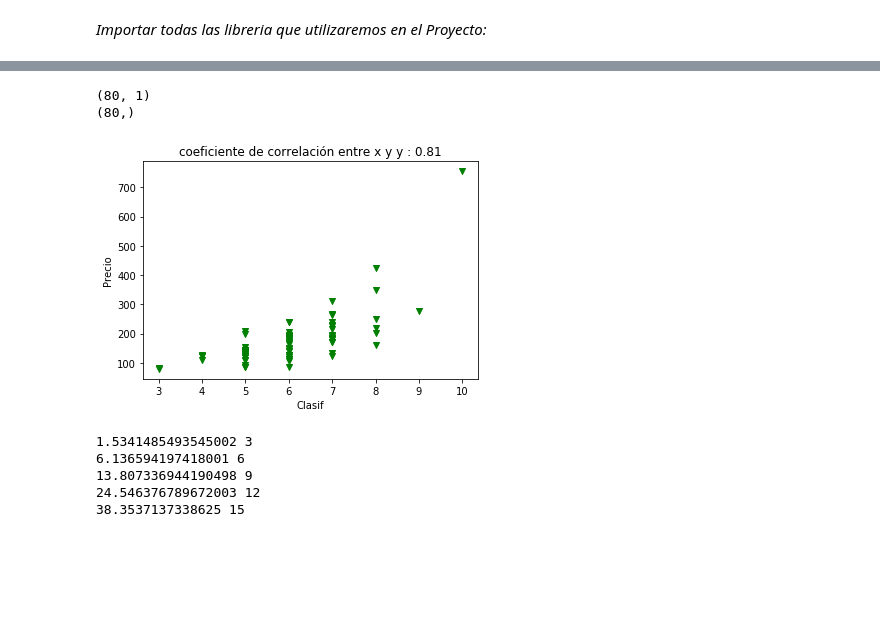
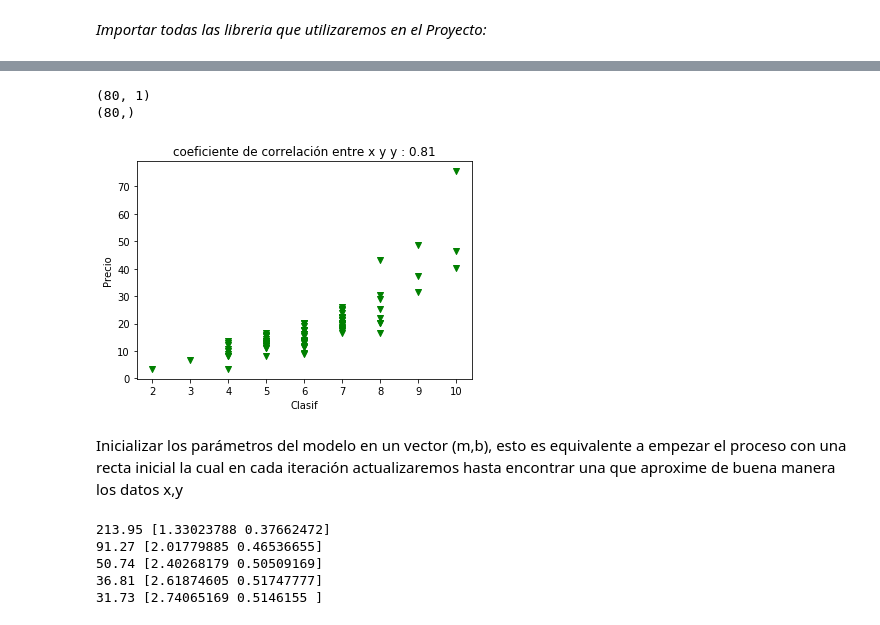
Before and after one commit to vbaezfortunato/Python_class, a Jupyter notebook: Proyecto Final.ipynb, the cells around one changed output, grey strips where cells are left out. Drawn from its saved outputs; the diff is of its cells as text; code cells hidden in the pictures; blank space fills up the shorter version.

```diff
--- a/Proyecto Final.ipynb
+++ b/Proyecto Final.ipynb
@@ -42,5 +44,5 @@ casadf.rename(columns={   0 :'precio',
                           4: 'yearbuilt',
                           5 : 'LotFrontage'},
                  inplace=True)
-casadf['precio']= casadf['precio']/1000
+casadf['precio']= casadf['precio']/10000
 casadf.fillna(0,inplace=True)
@@ -75,27 +105,29 @@ casadf.corr(method='pearson', min_periods=1)
 # %%
 
 
-X = casadf.drop(["precio","fsqrt","yearbuilt","LotFrontage","trooms"], axis=1).values
+X = casadf.drop(["precio","trooms","yearbuilt","LotFrontage","fsqrt"], axis=1).values
 Y = casadf["precio"].values
 
 print(X.shape)
 print(Y.shape)
 fig = plt.figure()
 ax = fig.add_subplot(1,1,1) #creamos un canvas con  1 fila, 1 columna y devolvemos una referencia a la primera grafica
 #ax = fig.add_subplot(111)
 
 ax.scatter(X, Y,marker="v",color="g")  # experimentar con los siguientes markers o', 'v', '^', '<', '>', '8', 's', 'p', '*', 'h', 'H', 'D', 'd', 'P', 'X'#
 #ax.scatter(x, y,color="g")  # experimentar con los siguientes markers o', 'v', '^', '<', '>', '8', 's', 'p', '*', 'h', 'H', 'D', 'd', 'P', 'X'
 
 ax.set_xlabel('Clasif')
 ax.set_ylabel('Precio')
 ax.set_title('coeficiente de correlación entre x y y : 0.81')
 
 plt.show()
 # %% [output]
 (80, 1)
 (80,)
-[figure, old version]
+[figure, new version]
+# %% [markdown]
+Inicializar los parámetros del modelo en un vector (m,b), esto es equivalente a empezar el proceso con una recta inicial la cual en cada iteración actualizaremos hasta encontrar una que aproxime de buena manera los datos x,y
 # %%
 parametros = np.array([0.1,0.2])
 unos = np.ones((len(X),1))
@@ -106,26 +138,34 @@ m_current = 0
 b_current = 0
 error = 0
 N = float(len(Y))
-learning_rate=0.1
+learning_rate=0.01
 lossHistory = []
 histepoch = []
-for epoch in np.arange(2, 15,3):
+m_hist =[]
+b_hist =[]
+for epoch in np.arange(9, 51,10):
 	yhat = (np.dot(X_b , parametros))
-	error += (Y-yhat)
-	cost = np.sum(error **2)*(0.5) /1000000 #testing
-	m_gradient =  sum(X * (Y - yhat[0]))
-	b_gradient =  sum(Y - yhat[1])
-	m_current += m_current - (learning_rate * m_gradient)
-	b_current += b_current - (learning_rate * b_gradient)
+	error = (Y-yhat)
+	cost = round(np.mean(error **2)*0.5,2)
+	m_gradient =  - np.mean(X * (Y - yhat[0]))
+	b_gradient =  - np.mean(Y - yhat[1])
+	parametros[0] = parametros[0] - (learning_rate * m_gradient)
+	parametros[1] = parametros[1] - (learning_rate * b_gradient)
 	lossHistory.append(cost)
 	histepoch.append(epoch)
-	print(cost,epoch+1)
+	m_hist.append(parametros[0])
+	b_hist.append(parametros[1])
+	print(cost,parametros)
+	#print(lossHistory.share)
+	#print(histepoch)
+
+#	print(parametros)
 # %% [output]
-1.5341485493545002 3
-6.136594197418001 6
-13.807336944190498 9
-24.546376789672003 12
-38.3537137338625 15
+213.95 [1.33023788 0.37662472]
+91.27 [2.01779885 0.46536655]
+50.74 [2.40268179 0.50509169]
+36.81 [2.61874605 0.51747777]
+31.73 [2.74065169 0.5146155 ]
 # %%
 dataf = pd.DataFrame(lossHistory)
 
```
Also changed, not shown: parts of 24 cells of this notebook.
